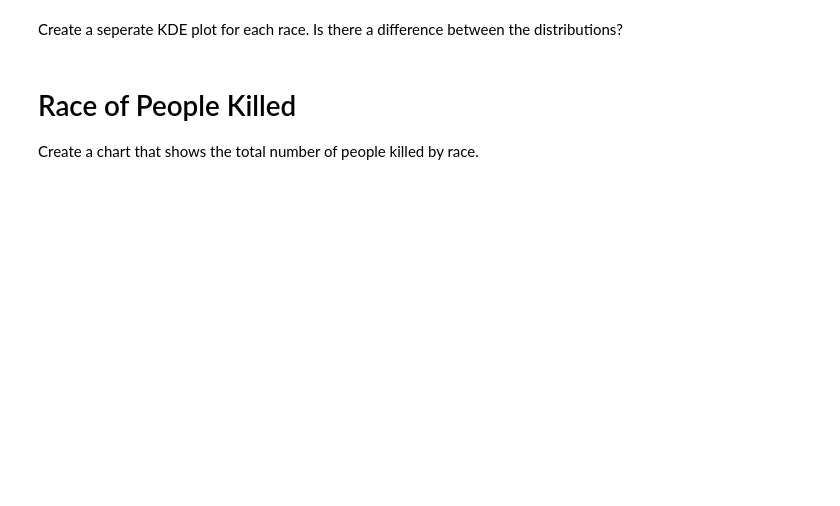
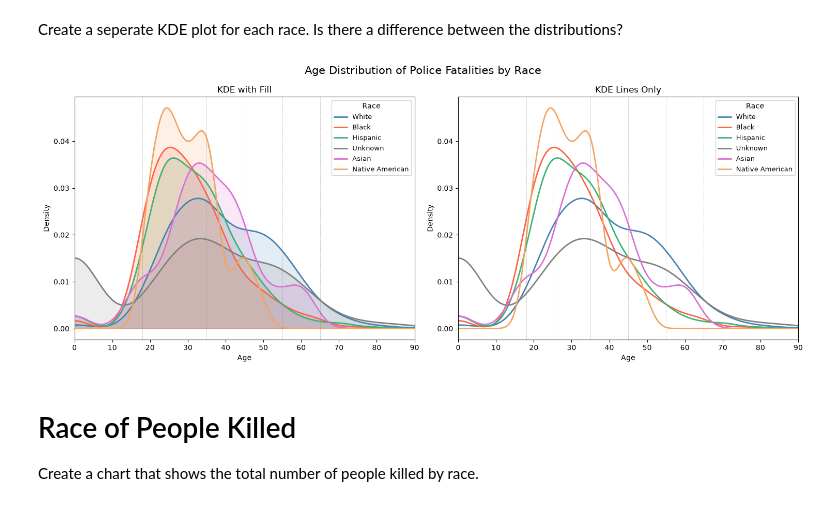
Before and after one commit to LegradiK/us_police_incidents_analysis, a Jupyter notebook: us_police_incidents_analysis.ipynb, the cells around one changed output. Drawn from its saved outputs; the diff is of its cells as text; code cells hidden in the pictures; blank space fills up the shorter version.

```diff
--- a/us_police_incidents_analysis.ipynb
+++ b/us_police_incidents_analysis.ipynb
@@ -1086,5 +1241,60 @@ Create a histogram and KDE plot that shows the distribution of ages of the peopl
 # %% [markdown]
 Create a seperate KDE plot for each race. Is there a difference between the distributions?
+# %%
+from scipy.stats import gaussian_kde
+import numpy as np
+import matplotlib.pyplot as plt
+
+# ── Get races with enough data for KDE ─────────────────────────────────
+min_count = 30
+race_counts = df_deaths_by_police['race'].value_counts()
+valid_races = race_counts[race_counts >= min_count].index.tolist()
+
+df_kde = df_deaths_by_police[df_deaths_by_police['race'].isin(valid_races)].dropna(subset=['age', 'race'])
+
+# ── Colour palette per race ─────────────────────────────────────────────
+colors = {
+    'W': ('steelblue',   'White'),
+    'B': ('tomato',      'Black'),
+    'H': ('mediumseagreen', 'Hispanic'),
+    'A': ('orchid',      'Asian'),
+    'N': ('sandybrown',  'Native American'),
+    'O': ('gold',        'Other'),
+}
+
+fig, axes = plt.subplots(1, 2, figsize=(15, 6))
+fig.suptitle('Age Distribution of Police Fatalities by Race', fontsize=15)
+
+for race in valid_races:
+    ages = df_kde[df_kde['race'] == race]['age']
+    color, label = colors.get(race, ('grey', race))
+
+    kde = gaussian_kde(ages, bw_method=0.3)
+    x = np.linspace(0, 100, 500)
+    y = kde(x)
+
+    # ── Left: filled KDE ───────────────────────────────────────────────
+    axes[0].plot(x, y, color=color, linewidth=2, label=label)
+    axes[0].fill_between(x, y, alpha=0.15, color=color)
+
+    # ── Right: lines only, easier to compare peaks ─────────────────────
+    axes[1].plot(x, y, color=color, linewidth=2, label=label)
+
+for ax in axes:
+    ax.set_xlabel('Age')
+    ax.set_ylabel('Density')
+    ax.legend(title='Race', fontsize=9)
+    ax.set_xlim(0, 90)
+    for boundary in [18, 25, 35, 45, 55, 65]:
+        ax.axvline(x=boundary, color='grey', linestyle='--', linewidth=0.6, alpha=0.5)
+
+axes[0].set_title('KDE with Fill')
+axes[1].set_title('KDE Lines Only')
+
+plt.tight_layout()
+plt.show()
+# %% [output]
+[figure, added]
 # %% [markdown]
 # Race of People Killed
 
```
Also changed, not shown: parts of 20 cells of this notebook.
